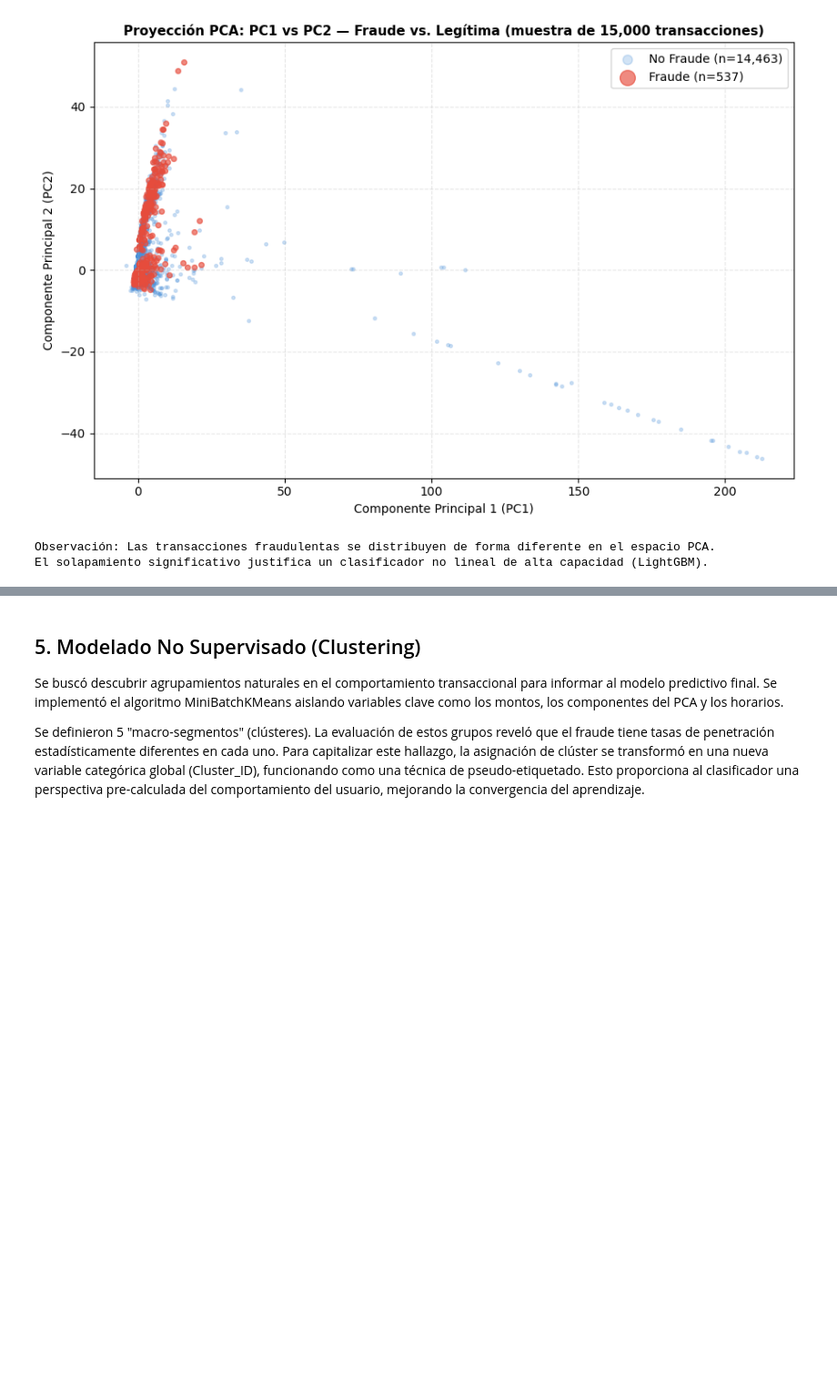
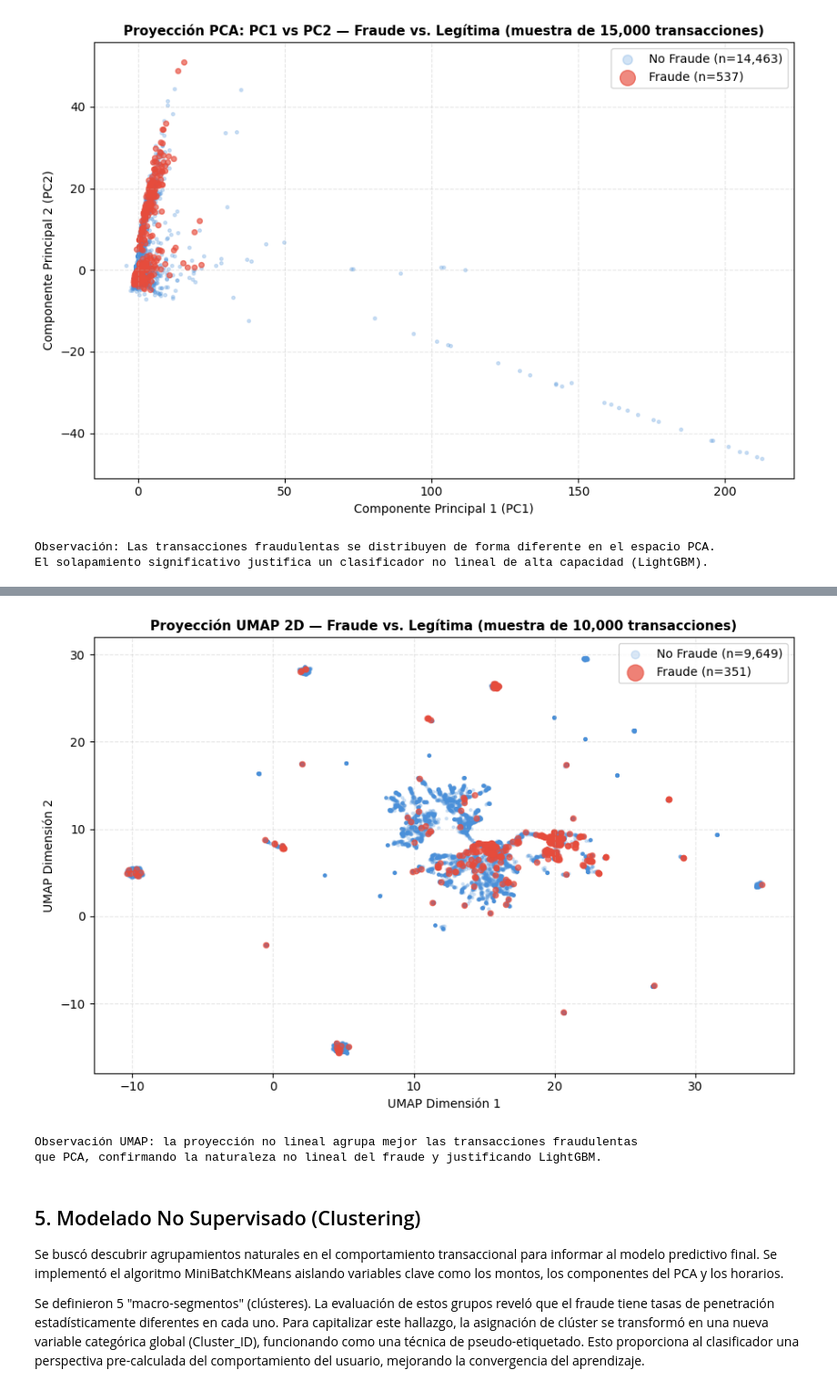
Before and after one commit to AlejandroPinedo/ML2026, a Jupyter notebook: PROYECTO 2/Proyecto02-Grupo1asdasd.ipynb, the cells around one changed output, grey strips where cells are left out. Shown at 91% size. Cells and saved outputs as stored; diff of their text form; code cells hidden in the pictures; blank space fills up the shorter version.

Commit message:
feat: Add initial fraud detection ML project notebook including EDA, memory optimization, and data loading.

```diff
--- a/PROYECTO 2/Presentables/Proyecto02-Grupo1.ipynb
+++ b/PROYECTO 2/Proyecto02-Grupo1asdasd.ipynb
@@ -535,3 +554,39 @@ El solapamiento significativo justifica un clasificador no lineal de alta capaci
+# %%
+# ─── Visualización UMAP 2D coloreada por isFraud ───
+try:
+    import umap
+except ImportError:
+    import subprocess, sys
+    subprocess.check_call([sys.executable, '-m', 'pip', 'install', 'umap-learn', '-q'])
+    import umap
+
+pca_cols_check = [c for c in df.columns if c.startswith('V_PCA_')]
+if len(pca_cols_check) >= 2:
+    umap_sample = df[['isFraud'] + pca_cols_check].sample(min(10000, len(df)), random_state=42)
+    X_umap_input = umap_sample[pca_cols_check].fillna(0).values
+
+    reducer = umap.UMAP(n_neighbors=15, min_dist=0.1, n_components=2, random_state=42)
+    embedding = reducer.fit_transform(X_umap_input)
+
+    fig, ax = plt.subplots(figsize=(9, 6))
+    for label, color, name, alpha, sz in [(0, '#4A90D9', 'No Fraude', 0.20, 5), (1, '#E74C3C', 'Fraude', 0.70, 20)]:
+        m = umap_sample['isFraud'].values == label
+        ax.scatter(embedding[m, 0], embedding[m, 1],
+                   c=color, alpha=alpha, s=sz, label=f'{name} (n={m.sum():,})')
+    ax.set_xlabel('UMAP Dimensión 1', fontsize=10)
+    ax.set_ylabel('UMAP Dimensión 2', fontsize=10)
+    ax.set_title('Proyección UMAP 2D — Fraude vs. Legítima (muestra de 10,000 transacciones)',
+                 fontsize=11, fontweight='bold')
+    ax.legend(fontsize=10, markerscale=3)
+    ax.grid(linestyle='--', alpha=0.3)
+    plt.tight_layout()
+    plt.show()
+    print("Observación UMAP: la proyección no lineal agrupa mejor las transacciones fraudulentas")
+    print("que PCA, confirmando la naturaleza no lineal del fraude y justificando LightGBM.")
+# %% [output]
+[figure, added]
+Observación UMAP: la proyección no lineal agrupa mejor las transacciones fraudulentas
+que PCA, confirmando la naturaleza no lineal del fraude y justificando LightGBM.
 # %% [markdown]
 
 ## 5. Modelado No Supervisado (Clustering)
```
Also changed, not shown: parts of 3 cells of this notebook.
